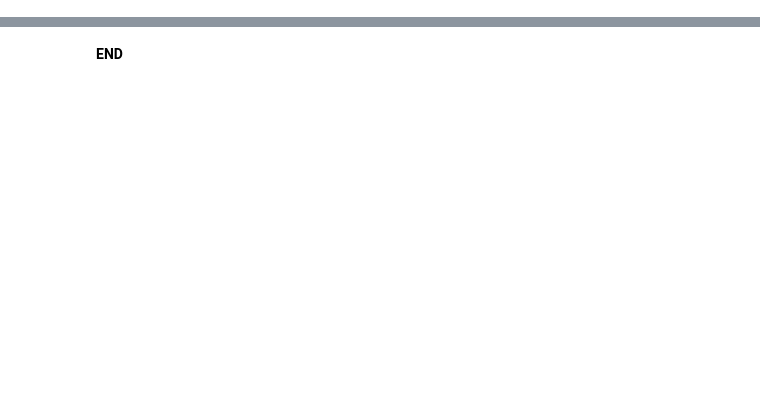
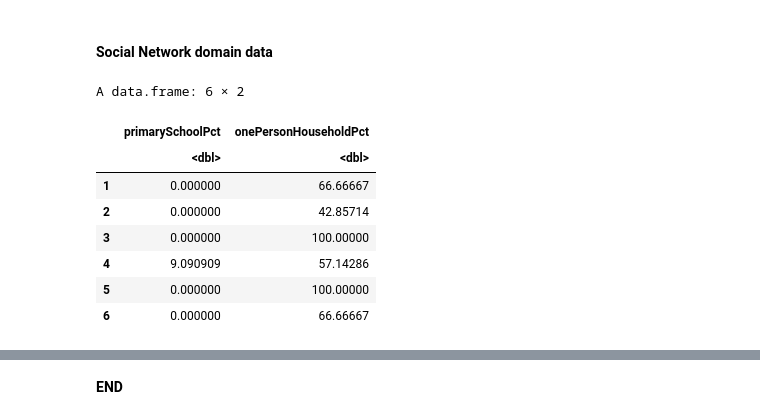
Before and after one commit to UCC-CLIMPADAP/SVIBook, a Jupyter notebook: Cities/Milan/Census_Data_to_Indicators.ipynb, the cells around one changed output, grey strips where cells are left out. Drawn from its saved outputs; the diff is of its cells as text; code cells hidden in the pictures; blank space fills up the shorter version.

```diff
--- a/Cities/Milan/Census_Data_to_Indicators.ipynb
+++ b/Cities/Milan/Census_Data_to_Indicators.ipynb
@@ -1162,0 +231,30 @@ write.csv(milanDataZ, file.path(pipelineDir, "oa_person_household_milan_z_data.c
+# %% [markdown]
+#### Social Network domain data
+# %%
+# Dimension Adaptive:Capacity - Domain:Social Network
+
+# Get indicators and convert into percentage
+## 1) Primary School Age Children (Age 5-9) (Indicator P15)
+primarySchoolPct <- (censusData['P15'] / populationTotal) * 100.0
+names(primarySchoolPct)[1] <- 'primarySchoolPct'
+
+## 2) Households with one person (Indicator PF3)
+onePersonHouseholdPct <- (censusData['PF3'] / householdsTotal) * 100.0
+names(onePersonHouseholdPct)[1] <- 'onePersonHouseholdPct'
+
+# Combine all these indicators into an array for this domain
+socialNetworkDomainPct <- cbind(primarySchoolPct,
+                                onePersonHouseholdPct)
+
+# Print the first six rows of the data to visually check it looks OK
+head(socialNetworkDomainPct)
+# %% [output]
+A data.frame: 6 × 2
+|  | primarySchoolPct | onePersonHouseholdPct |
+|  | <dbl> | <dbl> |
+| 1 | 0.000000 | 66.66667 |
+| 2 | 0.000000 | 42.85714 |
+| 3 | 0.000000 | 100.00000 |
+| 4 | 9.090909 | 57.14286 |
+| 5 | 0.000000 | 100.00000 |
+| 6 | 0.000000 | 66.66667 |
```
Also changed, not shown: parts of 70 cells of this notebook, 13 other files.
